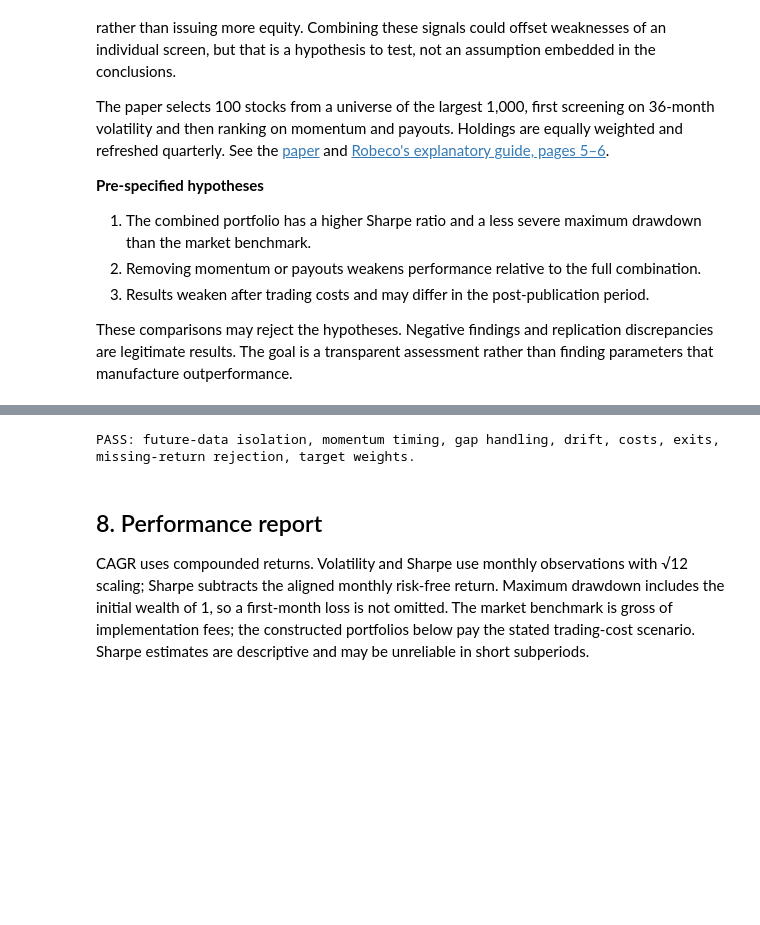
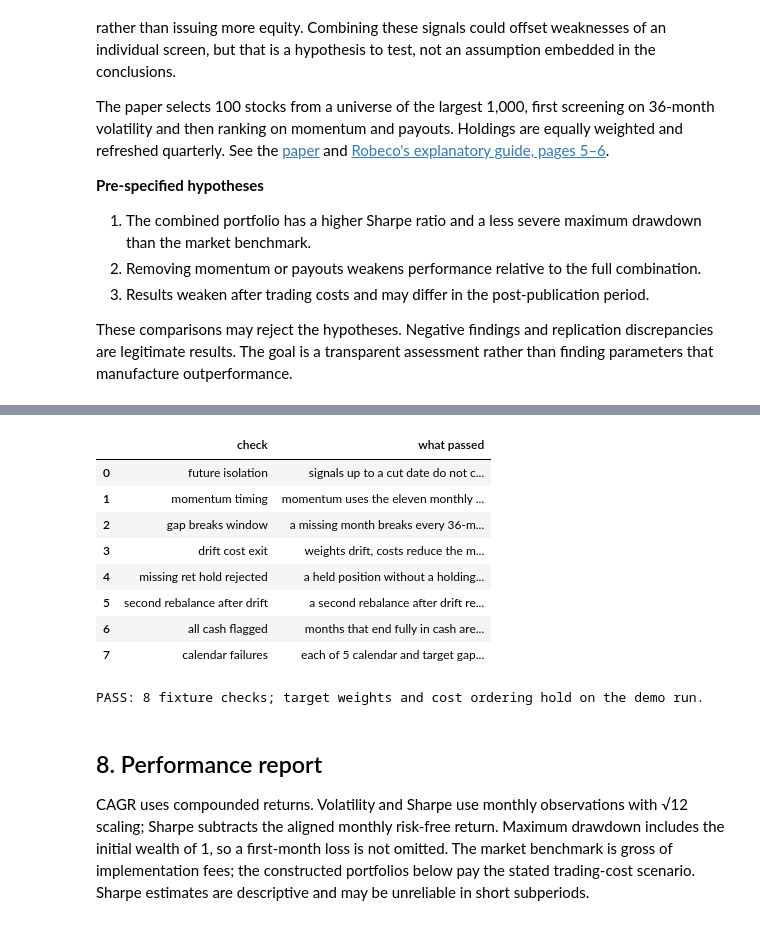
Before and after one commit to yingnichang/MTH9897, a Jupyter notebook: Final/conservative_formula_first_draft.ipynb, the cells around one changed output, grey strips where cells are left out. Cells and saved outputs as stored; diff of their text form; code cells hidden in the pictures; blank space fills up the shorter version.

```diff
--- a/Final/conservative_formula_first_draft.ipynb
+++ b/Final/conservative_formula_first_draft.ipynb
@@ -460,56 +361,25 @@ latest momentum month, disguising calendar gaps, ignoring portfolio drift, omitt
 Passing them establishes implementation behavior, not investment merit or exact agreement with the paper.
-# %%
-# 1. Future input changes must not affect already-formed signals.
-sid = panel.permno.iloc[0]
-small = panel.loc[panel.permno.eq(sid)].copy()
-cut = small.date.iloc[59]
-before = build_signals(small)
-perturbed = small.copy()
-perturbed.loc[perturbed.date.gt(cut), ["ret_total", "ret_price"]] = .70
-after = build_signals(perturbed)
-pd.testing.assert_frame_equal(before.loc[before.date.le(cut)], after.loc[after.date.le(cut)])
-
-# 2. The signal uses exactly the eleven returns preceding the formation month.
-position = 45
-expected_mom = np.prod(1+small.ret_price.iloc[position-11:position])-1
-assert np.isclose(before.momentum.iloc[position], expected_mom)
-
-# 3. A gap breaks a full 36-month volatility window.
-gap = small.drop(small.index[20])
-gapped = build_signals(gap)
-assert pd.isna(gapped.loc[gapped.date.eq(small.date.iloc[40]), "vol36"]).all()
-
-# 4. Hand-computed drift, cost, and terminal settlement example.
-td = pd.date_range("2020-01-31", periods=3, freq="ME")
-toy = pd.DataFrame({"date": [td[0],td[0],td[1],td[1],td[2]],
-    "permno": [1,2,1,2,1], "ret_total": [.10,0.,0.,.20,0.],
-    "is_exit": [False,False,False,True,False]})
-tb = pd.DataFrame({"rf": [0.,0.,0.]}, index=td)
-tw = {pd.Timestamp("2019-12-31"): pd.Series({1:.5,2:.5})}
-check = backtest(toy, tb, tw, td[0], cost_bps=10)
-assert np.isclose(check.gross.iloc[0], .05)
-assert np.isclose(check.gross.iloc[1], (.5/1.05)*.20)
-assert np.isclose(check.net.iloc[0], (1-.001)*1.05-1)
-assert np.isclose(check.cash_weight.iloc[1], .60/1.15)
-assert check.holdings_n.iloc[2] == 1
-assert np.isclose(check.traded_notional.sum(), 1.)
-
-# 5. Missing held returns are rejected instead of treated as zero.
-broken = toy.copy()
-broken.loc[0, "ret_total"] = np.nan
-try:
-    backtest(broken, tb, tw, td[0])
-except ValueError as exc:
-    assert "Missing held-stock" in str(exc)
-else:
-    raise AssertionError("Missing returns were not rejected")
-
-# 6. All targets are long-only and invested; positive costs cannot improve a monthly return.
-assert all(np.isclose(w.sum(), 1) and w.gt(0).all() for ts in targets.values() for w in ts.values())
-assert all((run.net <= run.gross+1e-12).all() for run in runs.values())
-print("PASS: future-data isolation, momentum timing, gap handling, drift, costs, exits, missing-return rejection, target weights.")
-# %% [output]
-PASS: future-data isolation, momentum timing, gap handling, drift, costs, exits, missing-return rejection, target weights.
+# %%
+from research import checks
+check_results = pd.DataFrame({"check": [c.__name__.removeprefix("check_").replace("_", " ") for c in checks.ALL_CHECKS],
+                              "what passed": checks.run_all()})
+display(check_results)
+
+# On the actual run: all targets are long-only and fully invested, and positive costs never raise a monthly return.
+assert all(np.isclose(w.sum(), 1) and w.gt(0).all() for ts in targets.values() for w in ts.values())
+assert all((run.net <= run.gross+1e-12).all() for run in runs.values())
+print(f"PASS: {len(check_results)} fixture checks; target weights and cost ordering hold on the {MODE} run.")
+# %% [output]
+|  | check | what passed |
+| 0 | future isolation | signals up to a cut date do not c... |
+| 1 | momentum timing | momentum uses the eleven monthly ... |
+| 2 | gap breaks window | a missing month breaks every 36-m... |
+| 3 | drift cost exit | weights drift, costs reduce the m... |
+| 4 | missing ret hold rejected | a held position without a holding... |
+| 5 | second rebalance after drift | a second rebalance after drift re... |
+| 6 | all cash flagged | months that end fully in cash are... |
+| 7 | calendar failures | each of 5 calendar and target gap... |
+PASS: 8 fixture checks; target weights and cost ordering hold on the demo run.
 # %% [markdown]
 ## 8. Performance report
 CAGR uses compounded returns. Volatility and Sharpe use monthly observations with √12 scaling; Sharpe subtracts the aligned
```
Also changed, not shown: parts of 20 cells of this notebook, 15 other files.
